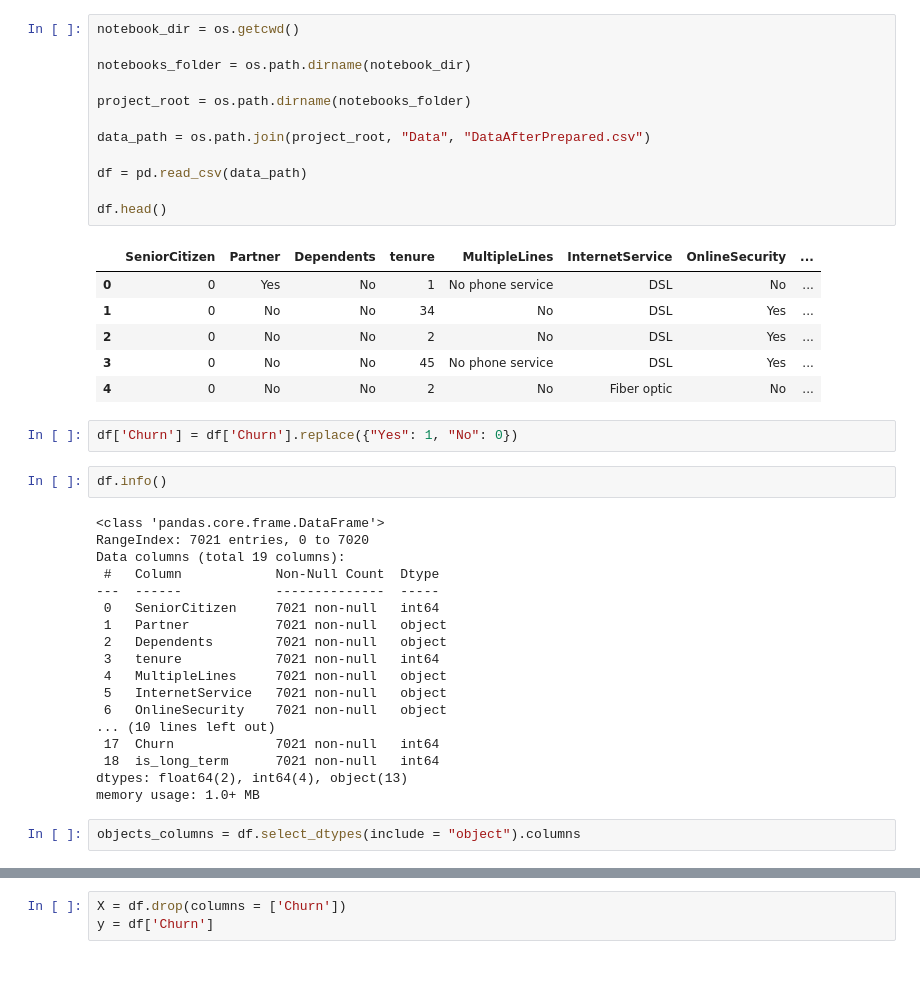
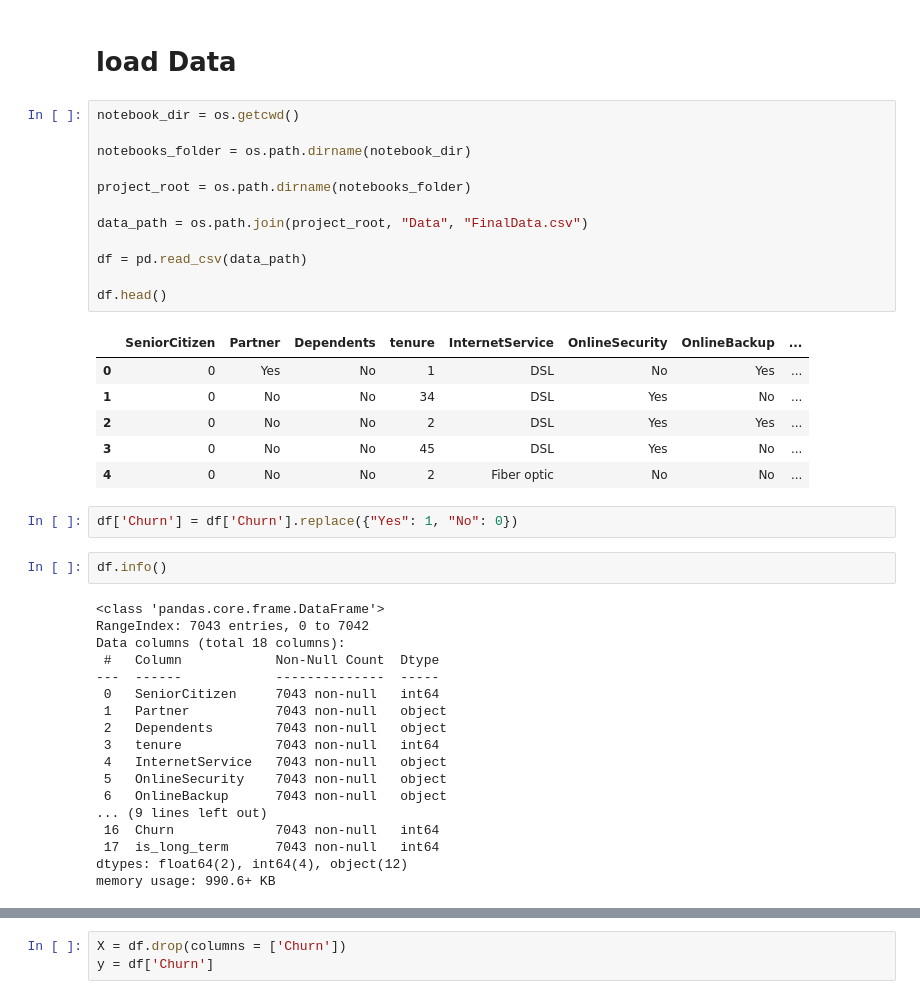
Before and after one commit to Alialdin66/Customer-Churn-Prediction-and-Analysis_DEPI_3, a Jupyter notebook: Notebooks/milestone3/MileStone3.ipynb, the cells around one changed output, grey strips where cells are left out. Drawn from its saved outputs; the diff is of its cells as text; blank space fills up the shorter version.

```diff
--- a/Notebooks/milestone3/MileStone3.ipynb
+++ b/Notebooks/milestone3/MileStone3.ipynb
@@ -23,43 +35,43 @@ from sklearn.linear_model import LogisticRegression
+# %% [markdown]
+# load Data
 # %%
 notebook_dir = os.getcwd()
 
 notebooks_folder = os.path.dirname(notebook_dir)
 
 project_root = os.path.dirname(notebooks_folder)
 
-data_path = os.path.join(project_root, "Data", "DataAfterPrepared.csv")
+data_path = os.path.join(project_root, "Data", "FinalData.csv")
 
 df = pd.read_csv(data_path)
 
 df.head()
 # %% [output]
-|  | SeniorCitizen | Partner | Dependents | tenure | MultipleLines | InternetService | OnlineSecurity | ... |
-| 0 | 0 | Yes | No | 1 | No phone service | DSL | No | ... |
-| 1 | 0 | No | No | 34 | No | DSL | Yes | ... |
-| 2 | 0 | No | No | 2 | No | DSL | Yes | ... |
-| 3 | 0 | No | No | 45 | No phone service | DSL | Yes | ... |
-| 4 | 0 | No | No | 2 | No | Fiber optic | No | ... |
+|  | SeniorCitizen | Partner | Dependents | tenure | InternetService | OnlineSecurity | OnlineBackup | ... |
+| 0 | 0 | Yes | No | 1 | DSL | No | Yes | ... |
+| 1 | 0 | No | No | 34 | DSL | Yes | No | ... |
+| 2 | 0 | No | No | 2 | DSL | Yes | Yes | ... |
+| 3 | 0 | No | No | 45 | DSL | Yes | No | ... |
+| 4 | 0 | No | No | 2 | Fiber optic | No | No | ... |
 # %%
 df['Churn'] = df['Churn'].replace({"Yes": 1, "No": 0})
 # %%
 df.info()
 # %% [output]
 <class 'pandas.core.frame.DataFrame'>
-RangeIndex: 7021 entries, 0 to 7020
-Data columns (total 19 columns):
+RangeIndex: 7043 entries, 0 to 7042
+Data columns (total 18 columns):
  #   Column            Non-Null Count  Dtype
 ---  ------            --------------  -----
- 0   SeniorCitizen     7021 non-null   int64
- 1   Partner           7021 non-null   object
- 2   Dependents        7021 non-null   object
- 3   tenure            7021 non-null   int64
- 4   MultipleLines     7021 non-null   object
- 5   InternetService   7021 non-null   object
- 6   OnlineSecurity    7021 non-null   object
-... (10 lines left out)
- 17  Churn             7021 non-null   int64
- 18  is_long_term      7021 non-null   int64
-dtypes: float64(2), int64(4), object(13)
-memory usage: 1.0+ MB
+ 0   SeniorCitizen     7043 non-null   int64
+ 1   Partner           7043 non-null   object
+ 2   Dependents        7043 non-null   object
+ 3   tenure            7043 non-null   int64
+ 4   InternetService   7043 non-null   object
+ 5   OnlineSecurity    7043 non-null   object
+ 6   OnlineBackup      7043 non-null   object
+... (9 lines left out)
+ 16  Churn             7043 non-null   int64
+ 17  is_long_term      7043 non-null   int64
+dtypes: float64(2), int64(4), object(12)
+memory usage: 990.6+ KB
-# %%
-objects_columns = df.select_dtypes(include = "object").columns
```
Also changed, not shown: parts of 49 cells of this notebook, 14 other files.
